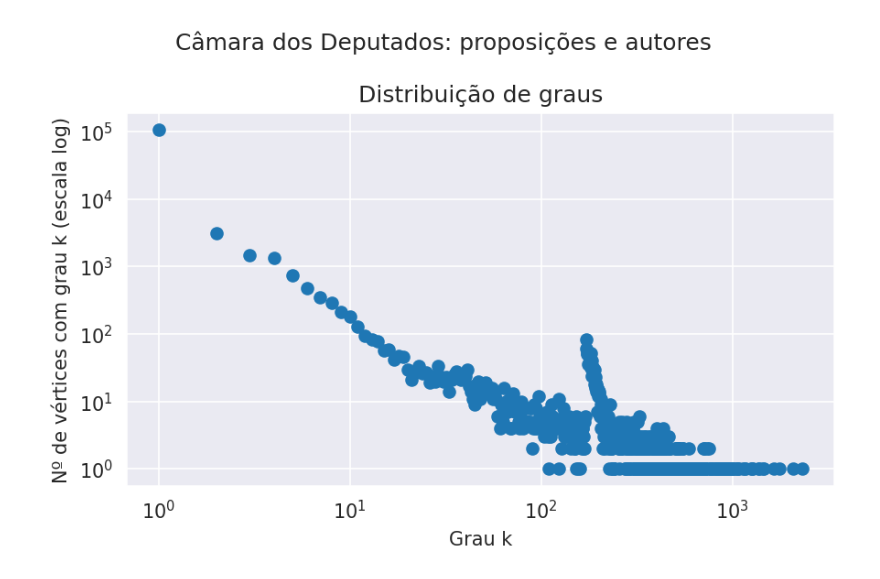
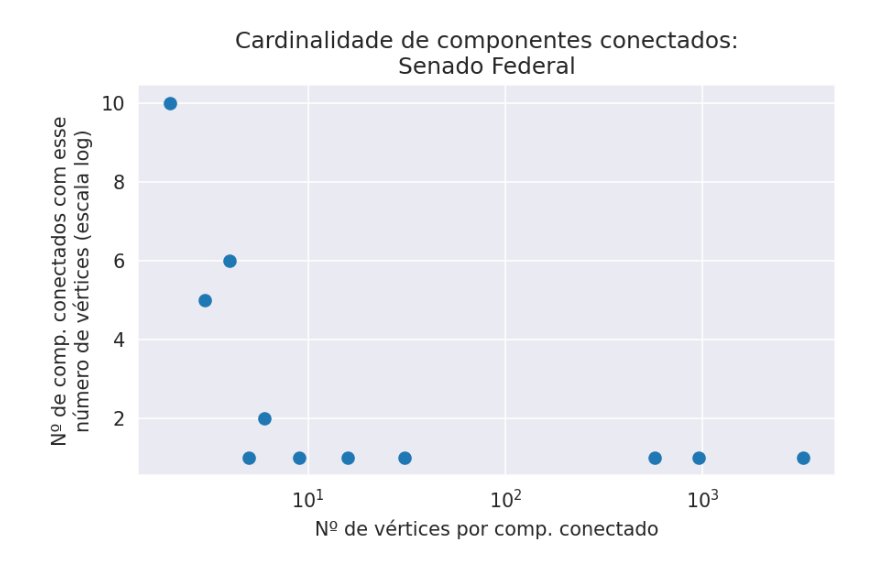
Before and after one commit to busdriverbuddha/tramita, a Jupyter notebook: entrega_parcial/senado.ipynb, the cells around one changed output. Drawn from its saved outputs; the diff is of its cells as text; code cells hidden in the pictures.

```diff
--- a/entrega_parcial/senado.ipynb
+++ b/entrega_parcial/senado.ipynb
@@ -313,12 +0,0 @@ result[0]
-# %%
-rows = []
-for r in result:
-    d = r['dados']
-    rows.append({
-        'id_orgao': int(d['id']),
-        'nome': d['nome'],
-        'cod_tipo_orgao': int(d['codTipoOrgao']),
-        'uri': d['uri'],
-        'year_snapshot': 2020,
-        "rn": 1,
-    })
@@ -574,7 +471,7 @@ for _, r in nodes_df.iterrows():
     )
 # %%
 for _, r in edges_df.iterrows():
-    p, a = r['prop_tag'], r['auth_tag']
+    p, a = r['proc_tag'], r['auth_tag']
     G.add_edge(a, p, etype="autoria")
 # %%
 G.number_of_nodes(), G.number_of_edges()
@@ -583,16 +518,17 @@ G.number_of_nodes(), G.number_of_edges()
 # %%
-degree_dist = Counter(dict(G.degree).values())
-xs = sorted(degree_dist.keys())
-ys = [degree_dist[x] for x in xs]
+ccs = list(nx.connected_components(G))
+cc_sizes = [len(cc) for cc in ccs]
+cc_size_dist = Counter(cc_sizes)
+xs = sorted(cc_size_dist.keys())
+ys = [cc_size_dist[x] for x in xs]
 plt.figure(figsize=(6,4))
 plt.scatter(xs, ys)
-plt.xlabel("Grau k")
-plt.ylabel("Nº de vértices com grau k (escala log)")
+plt.xlabel("Nº de vértices por comp. conectado")
+plt.ylabel("Nº de comp. conectados com esse\nnúmero de vértices (escala log)")
 plt.xscale("log")
-plt.yscale("log")
-plt.suptitle("Câmara dos Deputados: proposições e autores")
-plt.title("Distribuição de graus")
+# plt.yscale("log")
+plt.title("Cardinalidade de componentes conectados:\nSenado Federal")
 plt.tight_layout()
 plt.show()
 # %% [output]
-[figure, old version]
+[figure, new version]
```
Also changed, not shown: parts of 82 cells of this notebook, 29 other files.
